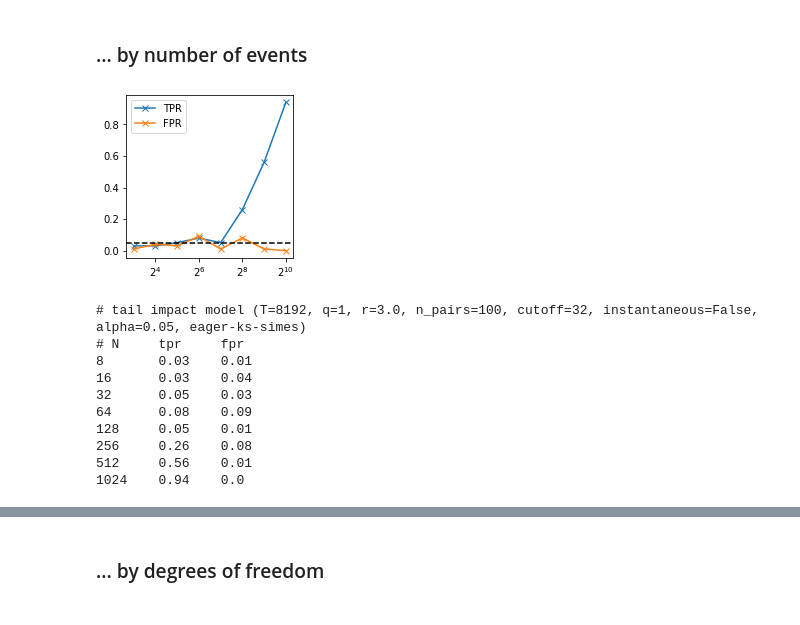
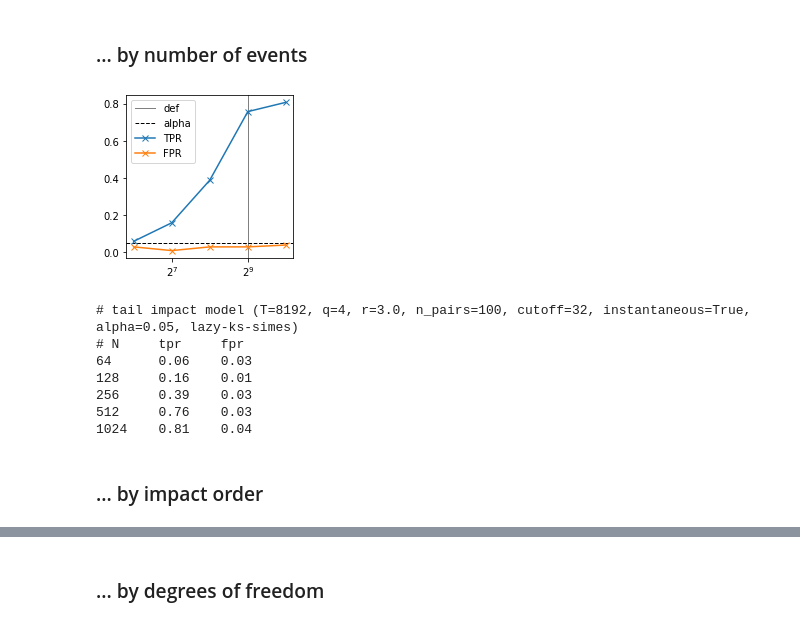
Before and after one commit to diozaka/eitest, a Jupyter notebook: simulations.ipynb, the cells around one changed output, grey strips where cells are left out. Cells and saved outputs as stored; diff of their text form; code cells hidden in the pictures.

Commit message:
explore more interesting parameter space

```diff
--- a/simulations.ipynb
+++ b/simulations.ipynb
@@ -297,0 +459,26 @@ for i, (tpr, fpr) in enumerate(zip(tprs, fprs)):
+# %%
+vals = [1, 2, 4, 8, 16, 32]
+
+tprs = np.empty(len(vals))
+fprs = np.empty(len(vals))
+for i, val in enumerate(vals):
+    tprs[i], fprs[i] = test_simul_pairs(impact_model='var', param_T=default_T,
+                                        param_N=default_N, param_q=val, param_r=default_r,
+                                        n_pairs=n_pairs, sample_method=sample_method,
+                                        lag_cutoff=lag_cutoff, instantaneous=instantaneous,
+                                        twosamp_test=twosamp_test, multi_test=multi_test, alpha=alpha)
+
+plt.figure(figsize=(3,3))
+plt.axvline(default_q, ls='-', c='gray', lw=1, label='def')
+plt.axhline(alpha, ls='--', c='black', lw=1, label='alpha')
+plt.plot(vals, tprs, label='TPR', marker='x')
+plt.plot(vals, fprs, label='FPR', marker='x')
+plt.gca().set_xscale('log', base=2)
+plt.legend()
+plt.show()
+
+print(f'# var impact model (T={default_T}, N={default_N}, r={default_r}, n_pairs={n_pairs}, cutoff={lag_cutoff}, instantaneous={instantaneous}, alpha={alpha}, {sample_method}-{twosamp_test}-{multi_test})')
+print(f'# q\ttpr\tfpr')
+for i, (tpr, fpr) in enumerate(zip(tprs, fprs)):
+    print(f'{vals[i]}\t{tpr}\t{fpr}')
+print()
@@ -300,5 +497,5 @@ for i, (tpr, fpr) in enumerate(zip(tprs, fprs)):
 # %%
-vals = [1., 2., 4., 8., 16.]
+vals = [2., 4., 8., 16., 32.]
 
 tprs = np.empty(len(vals))
 fprs = np.empty(len(vals))
@@ -310,9 +507,10 @@ for i, val in enumerate(vals):
                                         twosamp_test=twosamp_test, multi_test=multi_test, alpha=alpha)
 
 plt.figure(figsize=(3,3))
+plt.axvline(default_r, ls='-', c='gray', lw=1, label='def')
+plt.axhline(alpha, ls='--', c='black', lw=1, label='alpha')
 plt.plot(vals, tprs, label='TPR', marker='x')
 plt.plot(vals, fprs, label='FPR', marker='x')
-plt.axhline(alpha, ls='--', c='black')
 plt.gca().set_xscale('log', base=2)
 plt.legend()
 plt.show()
@@ -321,4 +519,5 @@ print(f'# var impact model (T={default_T}, N={default_N}, q={default_q}, n_pairs
 print(f'# r\ttpr\tfpr')
 for i, (tpr, fpr) in enumerate(zip(tprs, fprs)):
     print(f'{vals[i]}\t{tpr}\t{fpr}')
+print()
 # %% [output]
@@ -333,44 +532,45 @@ for i, (tpr, fpr) in enumerate(zip(tprs, fprs)):
 # %% [markdown]
 ## Tail impact model
 # %%
-default_N = 1024
+default_N = 512
 default_r = 3.
-default_q = 1
+default_q = 4
 # %% [markdown]
 ### ... by number of events
 # %%
-vals = [8, 16, 32, 64, 128, 256, 512, 1024]
+vals = [64, 128, 256, 512, 1024]
 
 tprs = np.empty(len(vals))
 fprs = np.empty(len(vals))
 for i, val in enumerate(vals):
     tprs[i], fprs[i] = test_simul_pairs(impact_model='tail', param_T=default_T,
                                         param_N=val, param_q=default_q, param_r=default_r,
                                         n_pairs=n_pairs, sample_method=sample_method,
                                         lag_cutoff=lag_cutoff, instantaneous=instantaneous,
                                         twosamp_test=twosamp_test, multi_test=multi_test, alpha=alpha)
 
 plt.figure(figsize=(3,3))
+plt.axvline(default_N, ls='-', c='gray', lw=1, label='def')
+plt.axhline(alpha, ls='--', c='black', lw=1, label='alpha')
 plt.plot(vals, tprs, label='TPR', marker='x')
 plt.plot(vals, fprs, label='FPR', marker='x')
-plt.axhline(alpha, ls='--', c='black')
 plt.gca().set_xscale('log', base=2)
 plt.legend()
 plt.show()
 
 print(f'# tail impact model (T={default_T}, q={default_q}, r={default_r}, n_pairs={n_pairs}, cutoff={lag_cutoff}, instantaneous={instantaneous}, alpha={alpha}, {sample_method}-{twosamp_test}-{multi_test})')
 print(f'# N\ttpr\tfpr')
 for i, (tpr, fpr) in enumerate(zip(tprs, fprs)):
     print(f'{vals[i]}\t{tpr}\t{fpr}')
+print()
 # %% [output]
-[figure, old version]
+[figure, new version]
-# tail impact model (T=8192, q=1, r=3.0, n_pairs=100, cutoff=32, instantaneous=False, alpha=0.05, eager-ks-simes)
+# tail impact model (T=8192, q=4, r=3.0, n_pairs=100, cutoff=32, instantaneous=True, alpha=0.05, lazy-ks-simes)
 # N     tpr     fpr
-8       0.03    0.01
-16      0.03    0.04
-32      0.05    0.03
-64      0.08    0.09
-128     0.05    0.01
-256     0.26    0.08
-512     0.56    0.01
-1024    0.94    0.0
+64      0.06    0.03
+128     0.16    0.01
+256     0.39    0.03
+512     0.76    0.03
+1024    0.81    0.04
+# %% [markdown]
+### ... by impact order
```
Also changed, not shown: parts of 25 cells of this notebook.
